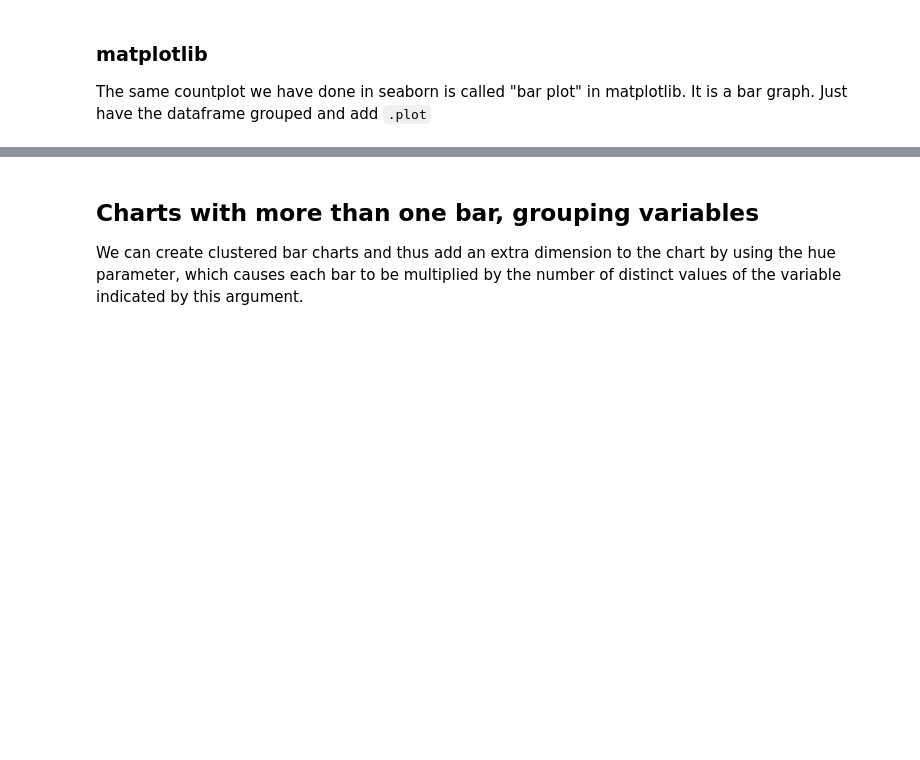
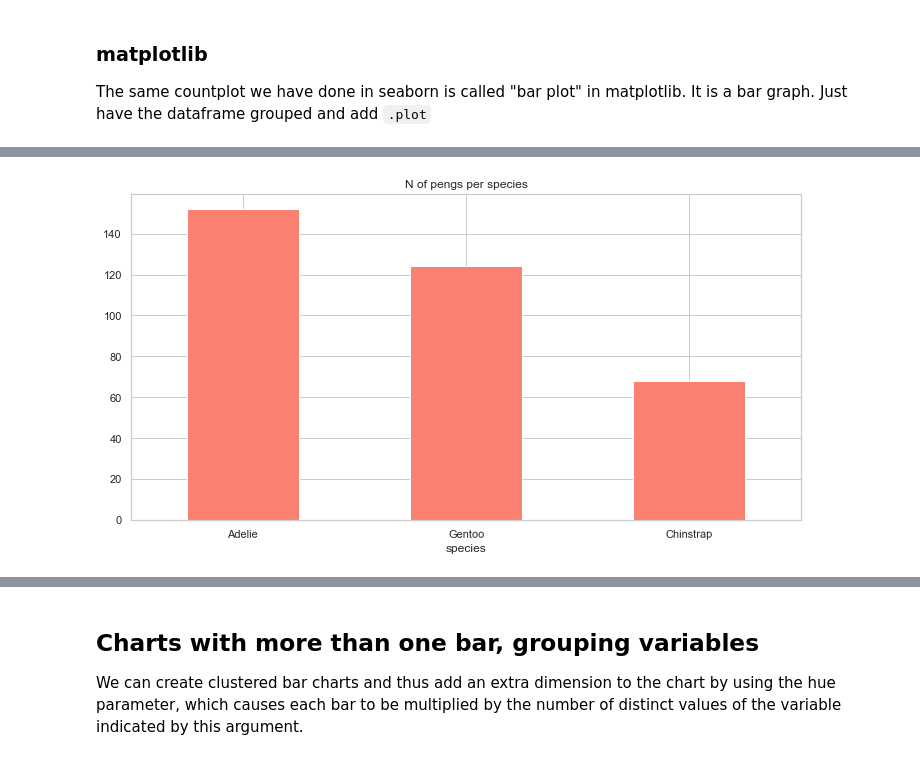
Before and after one commit to Ironhack-data-bcn-oct-2023/lectures, a Jupyter notebook: week-2/4- Visualization I.ipynb, the cells around one changed output, grey strips where cells are left out. Cells and saved outputs as stored; diff of their text form; code cells hidden in the pictures; blank space fills up the shorter version.

```diff
--- a/week-2/4- Visualization I.ipynb
+++ b/week-2/4- Visualization I.ipynb
@@ -139 +238,13 @@ penguins["species"].value_counts()
+# %%
+import os
+
+def plot_number_of_pens ():
+    penguins["species"].value_counts().plot(kind="bar", color="salmon", title="N of pengs per species")
+    plt.xticks(rotation=0.5)
+    plt.savefig("hello.png")
+    os.system("open hello.png")
+
+plot_number_of_pens ()
+# %% [output]
+[figure, added]
 # %%
```
Also changed, not shown: parts of 41 cells of this notebook, 1 other file.
